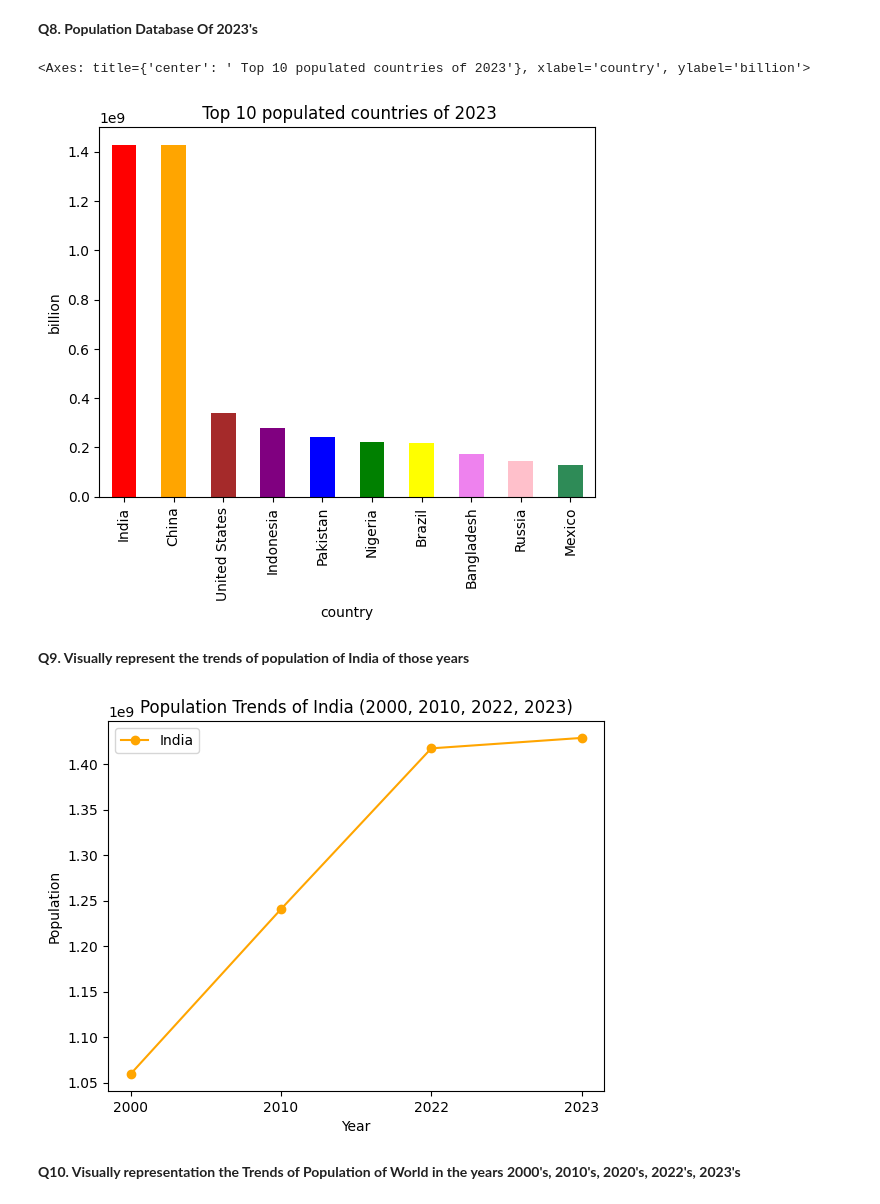
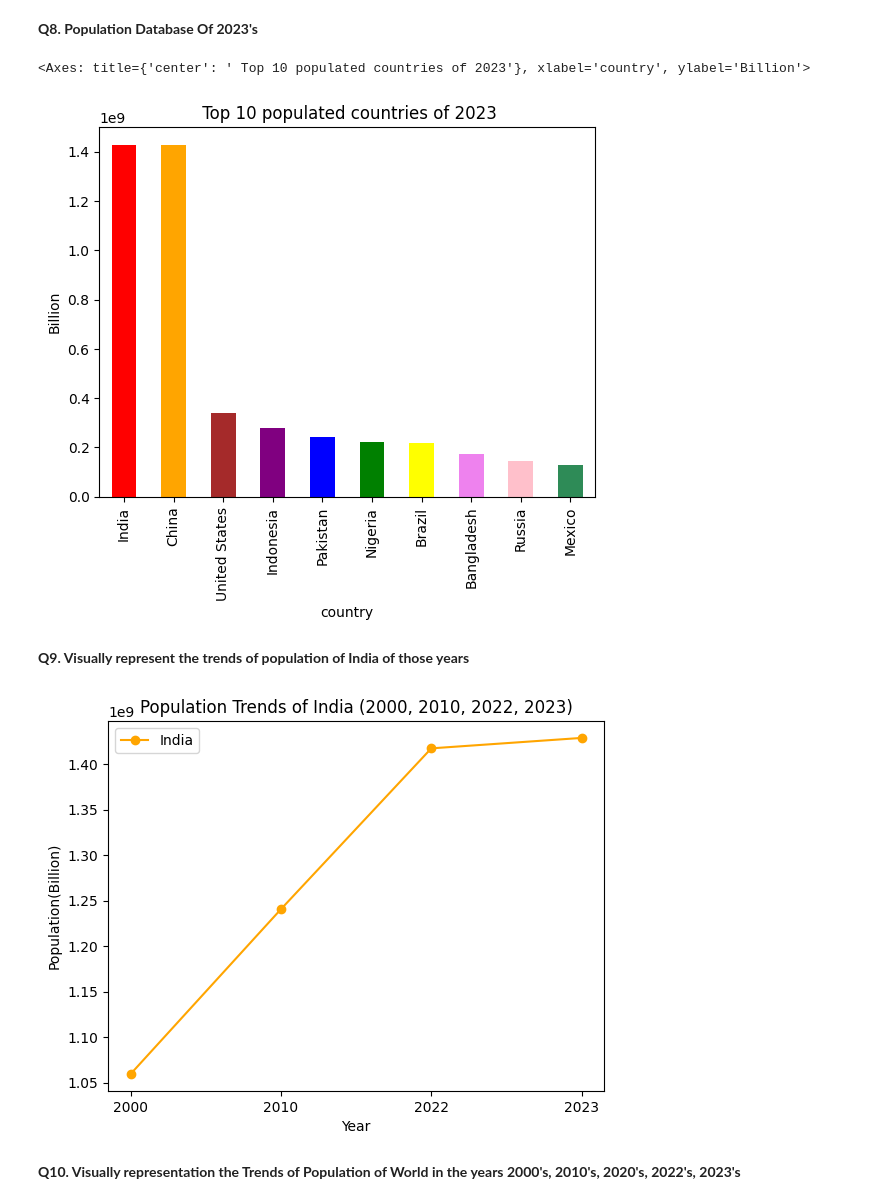
Before and after one commit to Sanchita2901/Python-app1, a Jupyter notebook: Python project on World Population by Country-checkpoint.ipynb, the cells around one changed output. Cells and saved outputs as stored; diff of their text form; code cells hidden in the pictures.

```diff
--- a/Python project on World Population by Country-checkpoint.ipynb
+++ b/Python project on World Population by Country-checkpoint.ipynb
@@ -259,24 +259,24 @@ dataset.groupby('country')['worldPercentage'].sum().sort_values(ascending=False)
 **Q8. Population Database Of 2023's**
 # %%
 colors = ['red', 'orange', 'brown', 'purple','blue','green','yellow','violet','pink','seagreen']
-dataset.groupby('country')['pop2023'].sum().sort_values(ascending=False).head(10).plot(kind='bar',xlabel='country',ylabel='billion',title=' Top 10 populated countries of 2023',color=colors)
+dataset.groupby('country')['pop2023'].sum().sort_values(ascending=False).head(10).plot(kind='bar',xlabel='country',ylabel='Billion',title=' Top 10 populated countries of 2023',color=colors)
 # %% [output]
-<Axes: title={'center': ' Top 10 populated countries of 2023'}, xlabel='country', ylabel='billion'>
+<Axes: title={'center': ' Top 10 populated countries of 2023'}, xlabel='country', ylabel='Billion'>
 [figure]
 # %% [markdown]
 **Q9. Visually represent the trends of population of India of those years**
 # %%
 india_data = dataset[dataset['country'] == 'India']
 years = ['2000', '2010', '2022', '2023']
 population_values = india_data[['pop2000', 'pop2010', 'pop2022', 'pop2023']].values[0]
 plt.plot(years, population_values, marker='o', label='India', color='orange')
 plt.xlabel('Year')
-plt.ylabel('Population')
+plt.ylabel('Population(Billion)')
 plt.title('Population Trends of India (2000, 2010, 2022, 2023)')
 plt.legend()
 plt.show()
 # %% [output]
-[figure, old version]
+[figure, new version]
 # %% [markdown]
 **Q10. Visually representation the Trends of Population of World in the years 2000's, 2010's, 2020's, 2022's, 2023's**
 # %%
```
Also changed, not shown: parts of 3 cells of this notebook.
